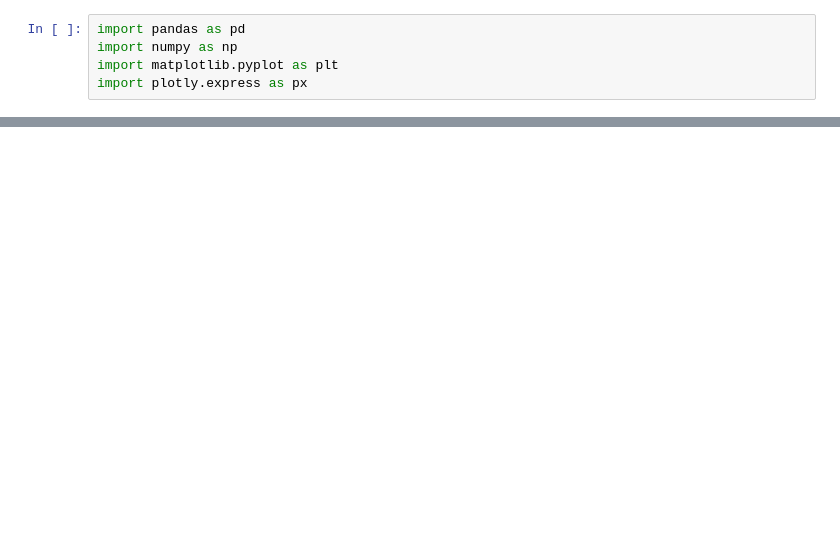
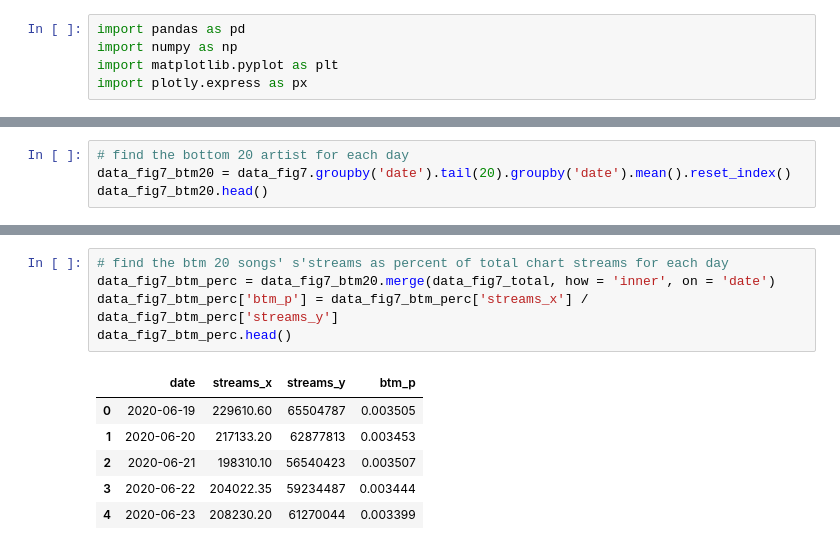
Before and after one commit to dynacao/streaming_spotify, a Jupyter notebook: analysis_spotify_YC.ipynb, the cells around one changed output, grey strips where cells are left out. Cells and saved outputs as stored; diff of their text form; blank space fills up the shorter version.

```diff
--- a/analysis_spotify_YC.ipynb
+++ b/analysis_spotify_YC.ipynb
@@ -231,0 +148,4 @@ data_fig1.head()
+# %%
+# find the bottom 20 artist for each day
+data_fig7_btm20 = data_fig7.groupby('date').tail(20).groupby('date').mean().reset_index()
+data_fig7_btm20.head()
@@ -231,0 +159,12 @@ data_fig1.head()
+# %%
+# find the btm 20 songs' s'streams as percent of total chart streams for each day
+data_fig7_btm_perc = data_fig7_btm20.merge(data_fig7_total, how = 'inner', on = 'date')
+data_fig7_btm_perc['btm_p'] = data_fig7_btm_perc['streams_x'] / data_fig7_btm_perc['streams_y']
+data_fig7_btm_perc.head()
+# %% [output]
+|  | date | streams_x | streams_y | btm_p |
+| 0 | 2020-06-19 | 229610.60 | 65504787 | 0.003505 |
+| 1 | 2020-06-20 | 217133.20 | 62877813 | 0.003453 |
+| 2 | 2020-06-21 | 198310.10 | 56540423 | 0.003507 |
+| 3 | 2020-06-22 | 204022.35 | 59234487 | 0.003444 |
+| 4 | 2020-06-23 | 208230.20 | 61270044 | 0.003399 |
```
Also changed, not shown: parts of 58 cells of this notebook, 3 other files.
